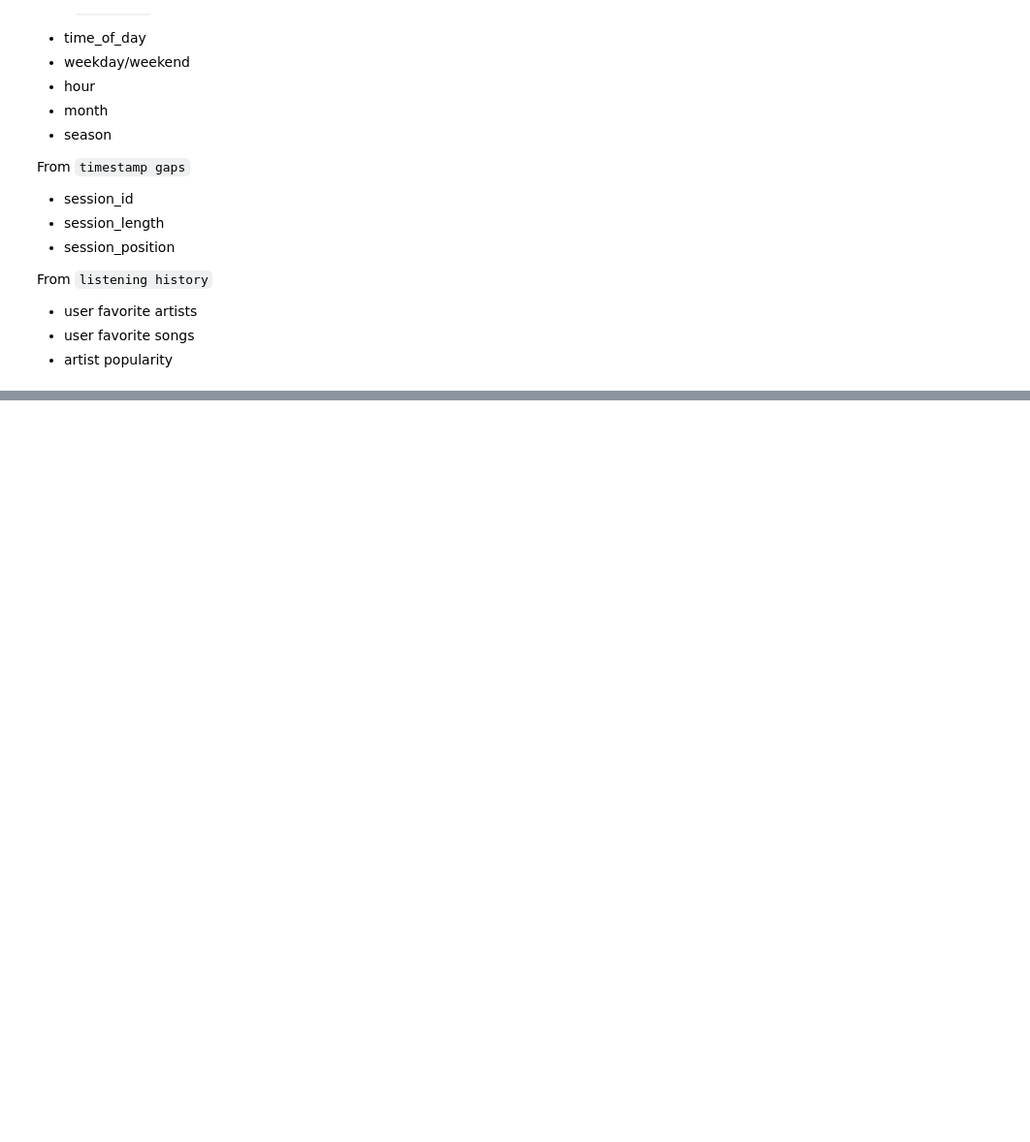
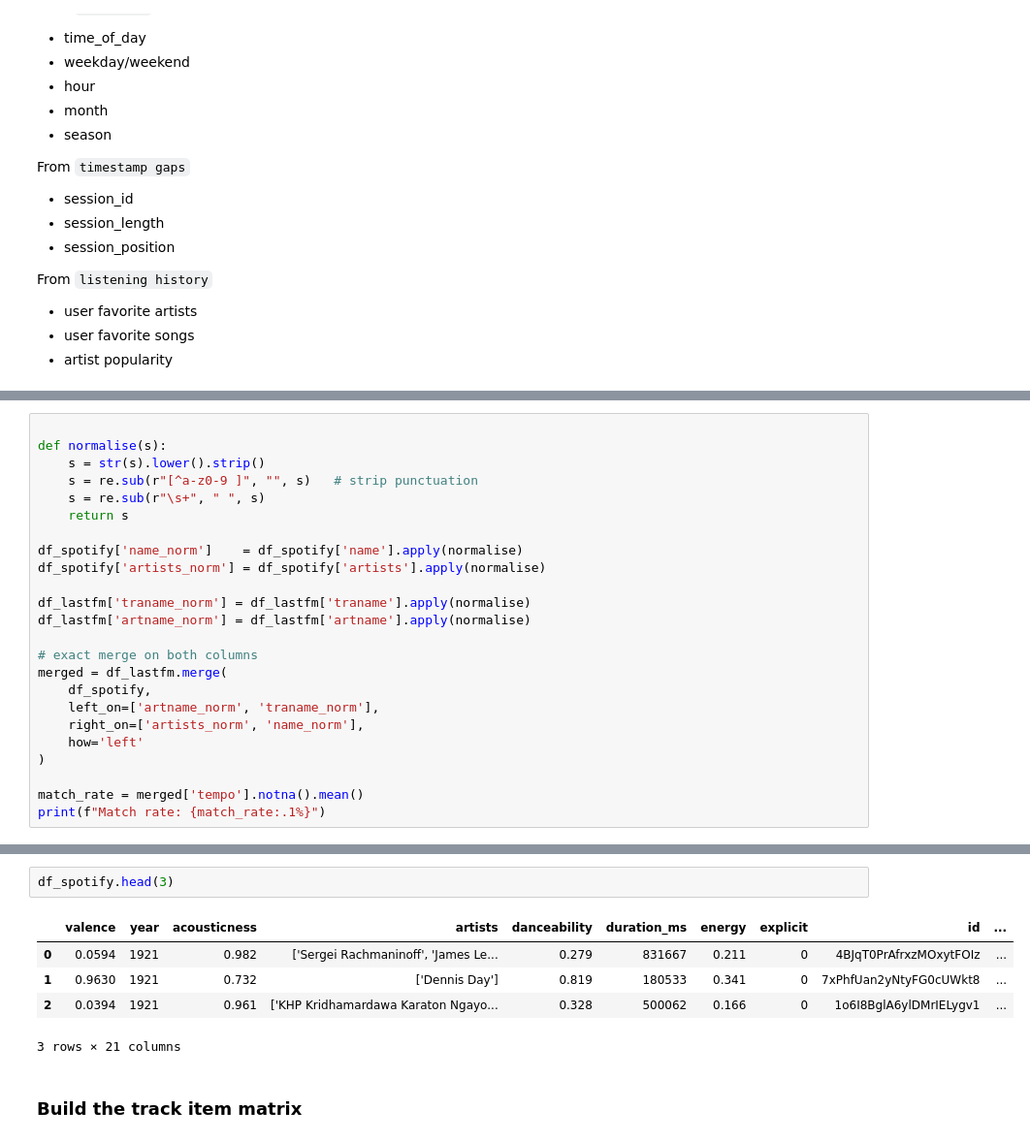
Before and after one commit to Montmont20z/music-recommender, a Jupyter notebook: notebook.ipynb, the cells around one changed output, grey strips where cells are left out. Shown at 97% size. Saved outputs shown, nothing was run; the diff lists cells and outputs as text; blank space fills up the shorter version.

```diff
--- a/notebook.ipynb
+++ b/notebook.ipynb
@@ -173,0 +210,24 @@ From `listening history`
+# %%
+
+def normalise(s):
+    s = str(s).lower().strip()
+    s = re.sub(r"[^a-z0-9 ]", "", s)   # strip punctuation
+    s = re.sub(r"\s+", " ", s)
+    return s
+
+df_spotify['name_norm']    = df_spotify['name'].apply(normalise)
+df_spotify['artists_norm'] = df_spotify['artists'].apply(normalise)
+
+df_lastfm['traname_norm'] = df_lastfm['traname'].apply(normalise)
+df_lastfm['artname_norm'] = df_lastfm['artname'].apply(normalise)
+
+# exact merge on both columns
+merged = df_lastfm.merge(
+    df_spotify,
+    left_on=['artname_norm', 'traname_norm'],
+    right_on=['artists_norm', 'name_norm'],
+    how='left'
+)
+
+match_rate = merged['tempo'].notna().mean()
+print(f"Match rate: {match_rate:.1%}")
@@ -173,0 +244,10 @@ From `listening history`
+# %%
+df_spotify.head(3)
+# %% [output]
+|  | valence | year | acousticness | artists | danceability | duration_ms | energy | explicit | id | ... |
+| 0 | 0.0594 | 1921 | 0.982 | ['Sergei Rachmaninoff', 'James Le... | 0.279 | 831667 | 0.211 | 0 | 4BJqT0PrAfrxzMOxytFOIz | ... |
+| 1 | 0.9630 | 1921 | 0.732 | ['Dennis Day'] | 0.819 | 180533 | 0.341 | 0 | 7xPhfUan2yNtyFG0cUWkt8 | ... |
+| 2 | 0.0394 | 1921 | 0.961 | ['KHP Kridhamardawa Karaton Ngayo... | 0.328 | 500062 | 0.166 | 0 | 1o6I8BglA6ylDMrIELygv1 | ... |
+3 rows × 21 columns
+# %% [markdown]
+###  Build the track item matrix
```
Also changed, not shown: parts of 32 cells of this notebook.
